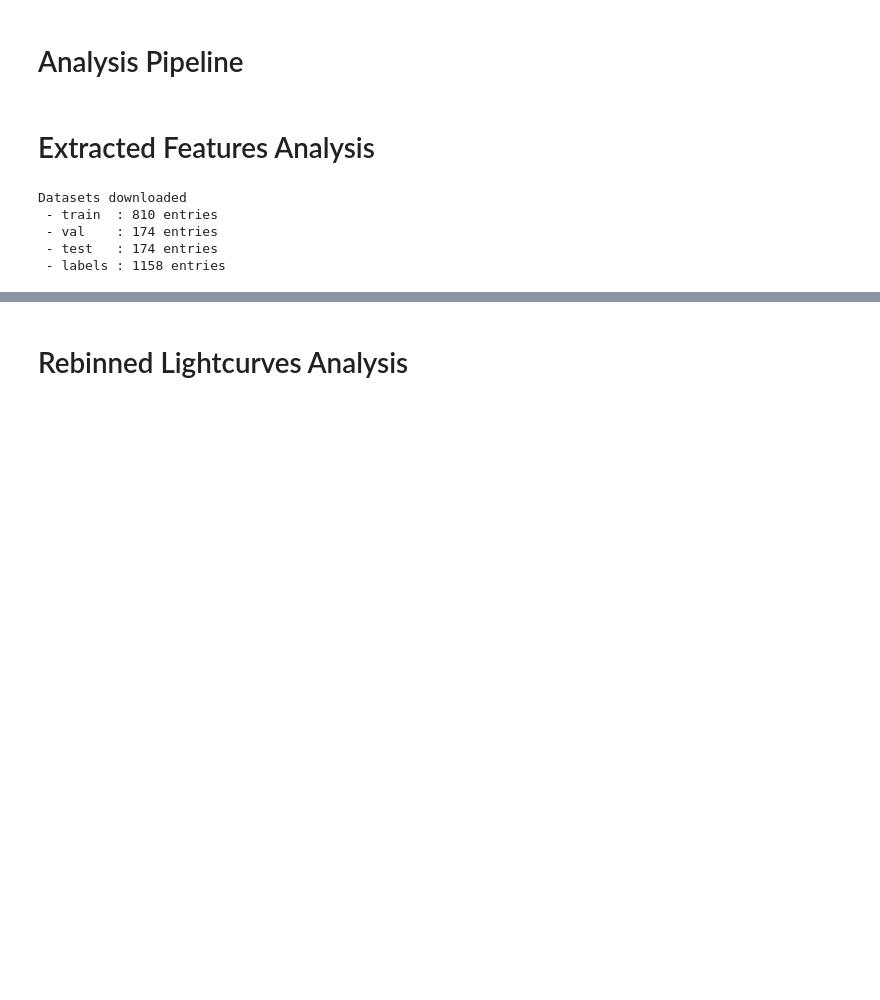
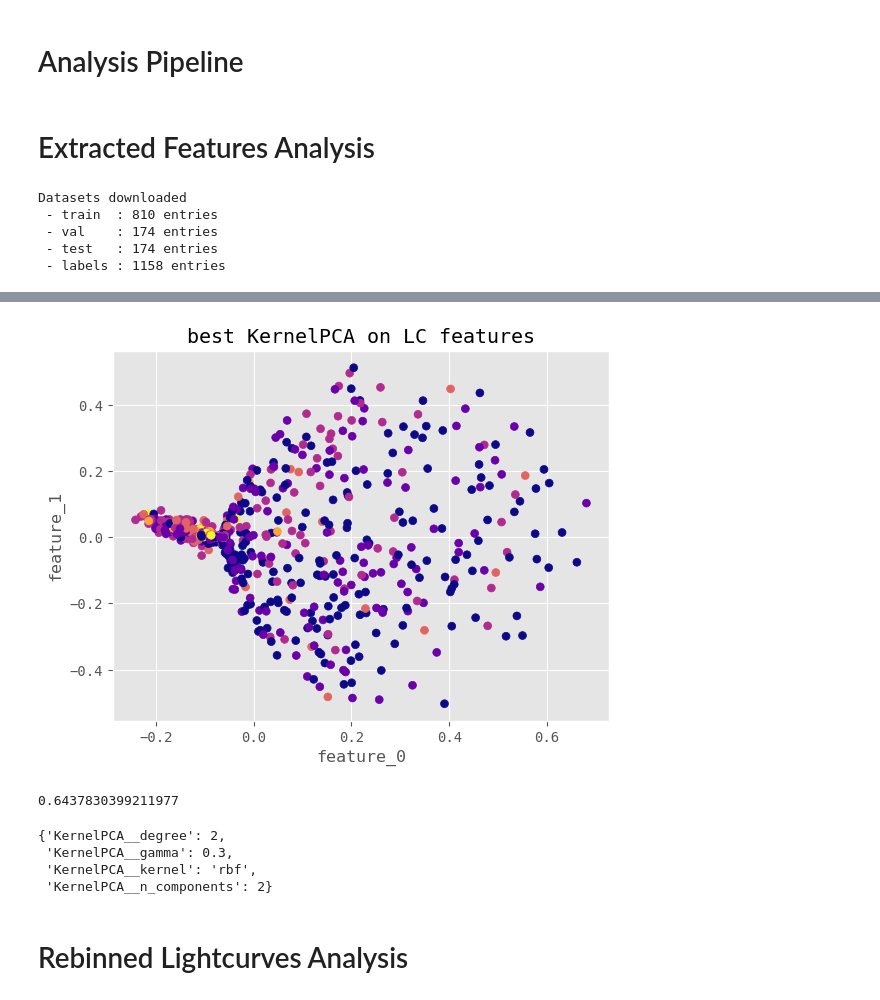
Before and after one commit to Nickolay-Martynenko/GRB-X-Ray-Afterglow, a Jupyter notebook: models/KernelPCA/KernelPCA.ipynb, the cells around one changed output, grey strips where cells are left out. Drawn from its saved outputs; the diff is of its cells as text; code cells hidden in the pictures; blank space fills up the shorter version.

Commit message:
Update KernelPCA

```diff
--- a/models/KernelPCA/KernelPCA.ipynb
+++ b/models/KernelPCA/KernelPCA.ipynb
@@ -47,6 +49,7 @@ def make_pipe():
                  ('KDE', KernelDensity(kernel='gaussian', bandwidth='silverman'))
              ]),
              param_grid={
+                 'KernelPCA__n_components': (2, 3),
                  'KernelPCA__kernel': ('linear', 'rbf', 'poly', 'cosine'),
                  'KernelPCA__degree': (2, 3, 4),
                  'KernelPCA__gamma': (0.1, 0.3, 1.0)},
@@ -54,6 +57,25 @@ def make_pipe():
          ),
         ]
     )
+# %%
+def transform_dataset(pipe:Pipeline,
+                      train:pd.DataFrame,
+                      val:pd.DataFrame,
+                      test:pd.DataFrame,
+                      labels:pd.DataFrame)->pd.DataFrame:
+    """
+    Creates a joint dataframe of transformed features.
+    """
+    train_df, val_df, test_df = [
+        pd.DataFrame(data=pipe.transform(df), index=df.index).rename(
+        columns=lambda col: f'feature_{col}') for df in (train, val, test)
+    ]
+    train_df['sample'] = 'train'
+    val_df['sample'] = 'val'
+    test_df['sample'] = 'test'
+    df = pd.concat((train_df, val_df, test_df), axis=0, ignore_index=False)
+    df = pd.concat((df, labels), axis=1, ignore_index=False)
+    return df
 # %% [markdown]
 # Extracted Features Analysis
 # %%
@@ -93,0 +109,10 @@ Pipeline(steps=[('KernelPCA',
+# %%
+def transform(self, dataframe:pd.DataFrame):
+    return self._final_estimator.best_estimator_[0].transform(
+        self[1].transform(
+            self[0].transform(dataframe)
+        )
+    )
+pipe.transform = MethodType(transform, pipe)
+# %%
+df = transform_dataset(pipe, train, val, test, labels)
@@ -94,3 +122,19 @@ Pipeline(steps=[('KernelPCA',
+# %%
+visualize_latent(df, title='best KernelPCA on LC features',
+                 savedir='./Figures', show=True)
+# %% [output]
+[figure, added]
+# %%
+pipe._final_estimator.best_score_
+# %% [output]
+0.6437830399211977
+# %%
+pipe._final_estimator.best_params_
+# %% [output]
+{'KernelPCA__degree': 2,
+ 'KernelPCA__gamma': 0.3,
+ 'KernelPCA__kernel': 'rbf',
+ 'KernelPCA__n_components': 2}
 # %% [markdown]
 # Rebinned Lightcurves Analysis
 # %%
```
Also changed, not shown: parts of 16 cells of this notebook, 1 other file.
